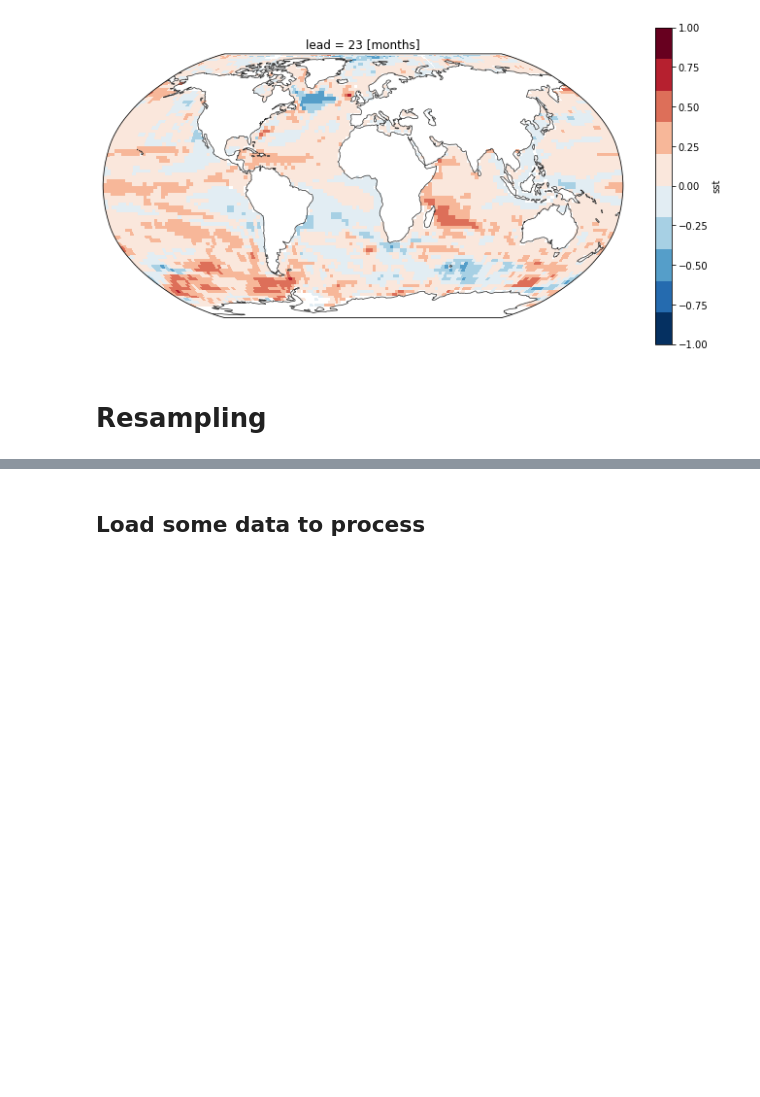
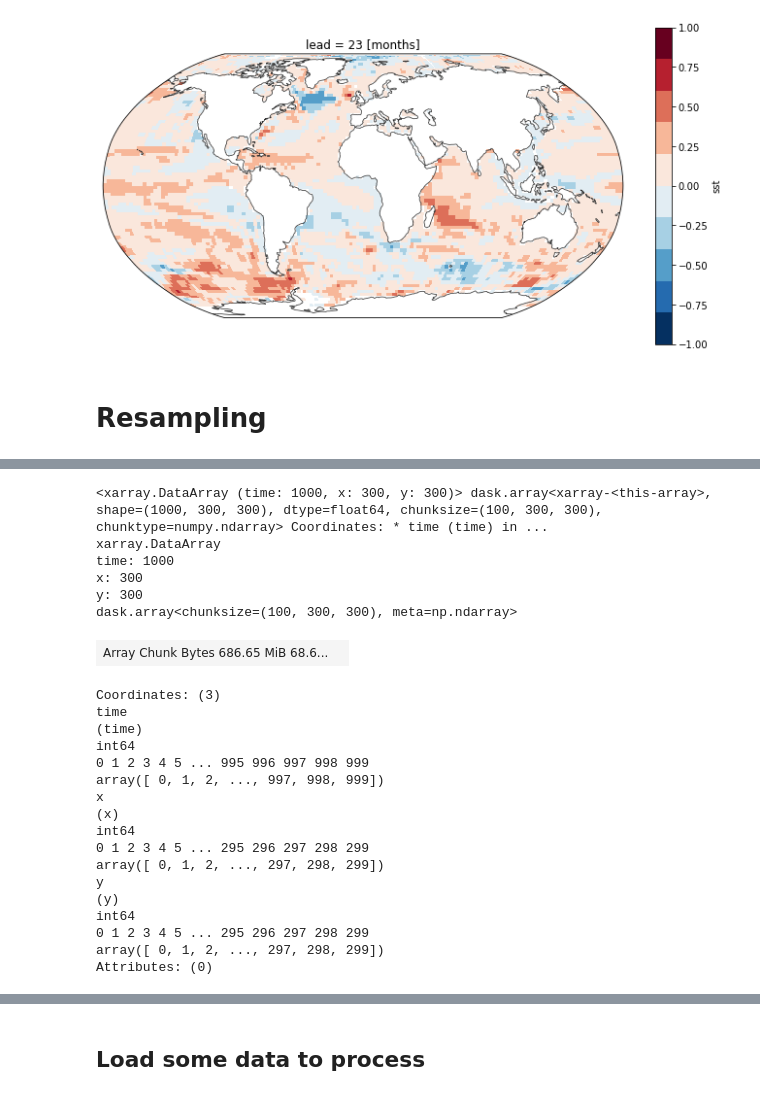
Before and after one commit to dougiesquire/CAFE-f6_documentation, a Jupyter notebook: notebooks/exploratory/verify.ipynb, the cells around one changed output, grey strips where cells are left out. Saved outputs shown, nothing was run; the diff lists cells and outputs as text; code cells hidden in the pictures; blank space fills up the shorter version.

```diff
--- a/notebooks/exploratory/verify.ipynb
+++ b/notebooks/exploratory/verify.ipynb
@@ -489,0 +493,27 @@ ds_bs = bootstrap(hcst, hcst, dim=dim, update_outer_dim_coords=True)
+# %%
+a
+# %% [output]
+<xarray.DataArray (time: 1000, x: 300, y: 300)> dask.array<xarray-<this-array>, shape=(1000, 300, 300), dtype=float64, chunksize=(100, 300, 300), chunktype=numpy.ndarray> Coordinates: * time (time) in ...
+xarray.DataArray
+time: 1000
+x: 300
+y: 300
+dask.array<chunksize=(100, 300, 300), meta=np.ndarray>
+| Array Chunk Bytes 686.65 MiB 68.6... |  |
+Coordinates: (3)
+time
+(time)
+int64
+0 1 2 3 4 5 ... 995 996 997 998 999
+array([ 0, 1, 2, ..., 997, 998, 999])
+x
+(x)
+int64
+0 1 2 3 4 5 ... 295 296 297 298 299
+array([ 0, 1, 2, ..., 297, 298, 299])
+y
+(y)
+int64
+0 1 2 3 4 5 ... 295 296 297 298 299
+array([ 0, 1, 2, ..., 297, 298, 299])
+Attributes: (0)
```
Also changed, not shown: parts of 10 cells of this notebook.
